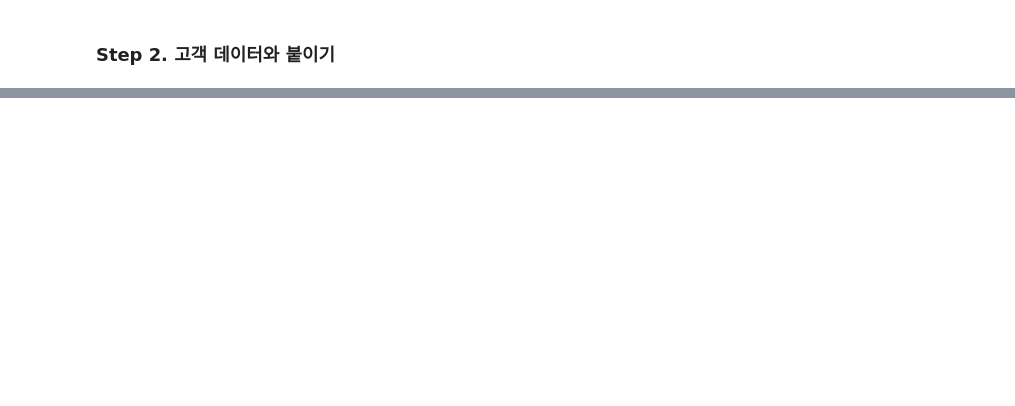
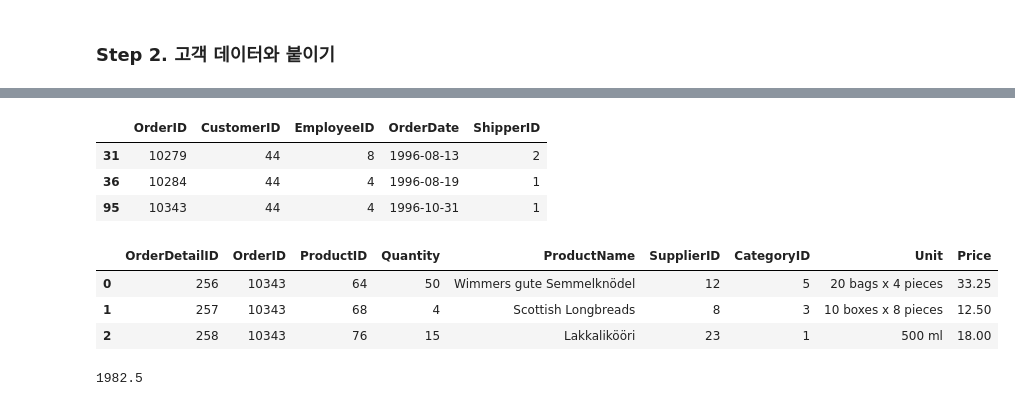
Before and after one commit to canary4651/TIL, a Jupyter notebook: jupyter/SQL & Pandas LEFT JOIN.ipynb, the cells around one changed output, grey strips where cells are left out. Saved outputs shown, nothing was run; the diff lists cells and outputs as text; code cells hidden in the pictures; blank space fills up the shorter version.

```diff
--- a/jupyter/SQL & Pandas LEFT JOIN.ipynb
+++ b/jupyter/SQL & Pandas LEFT JOIN.ipynb
@@ -300,0 +315,21 @@ price_by_order=customers_price_by_order_october.fillna(0)
+# %%
+orders[orders['CustomerID'] == 44]
+# %% [output]
+|  | OrderID | CustomerID | EmployeeID | OrderDate | ShipperID |
+| 31 | 10279 | 44 | 8 | 1996-08-13 | 2 |
+| 36 | 10284 | 44 | 4 | 1996-08-19 | 1 |
+| 95 | 10343 | 44 | 4 | 1996-10-31 | 1 |
+# %%
+products_customer44 = orderDetails[orderDetails['OrderID'].isin([10343])].merge(products, on='ProductID', how='inner')
+# isin = 컬럼의 값이 []를 포함하는 것만 골라낸다.
+
+products_customer44
+# %% [output]
+|  | OrderDetailID | OrderID | ProductID | Quantity | ProductName | SupplierID | CategoryID | Unit | Price |
+| 0 | 256 | 10343 | 64 | 50 | Wimmers gute Semmelknödel | 12 | 5 | 20 bags x 4 pieces | 33.25 |
+| 1 | 257 | 10343 | 68 | 4 | Scottish Longbreads | 8 | 3 | 10 boxes x 8 pieces | 12.50 |
+| 2 | 258 | 10343 | 76 | 15 | Lakkalikööri | 23 | 1 | 500 ml | 18.00 |
+# %%
+(products_customer44['Price'] * products_customer44['Quantity']).sum()
+# %% [output]
+1982.5
```
Also changed, not shown: parts of 11 cells of this notebook, 7 other files.
